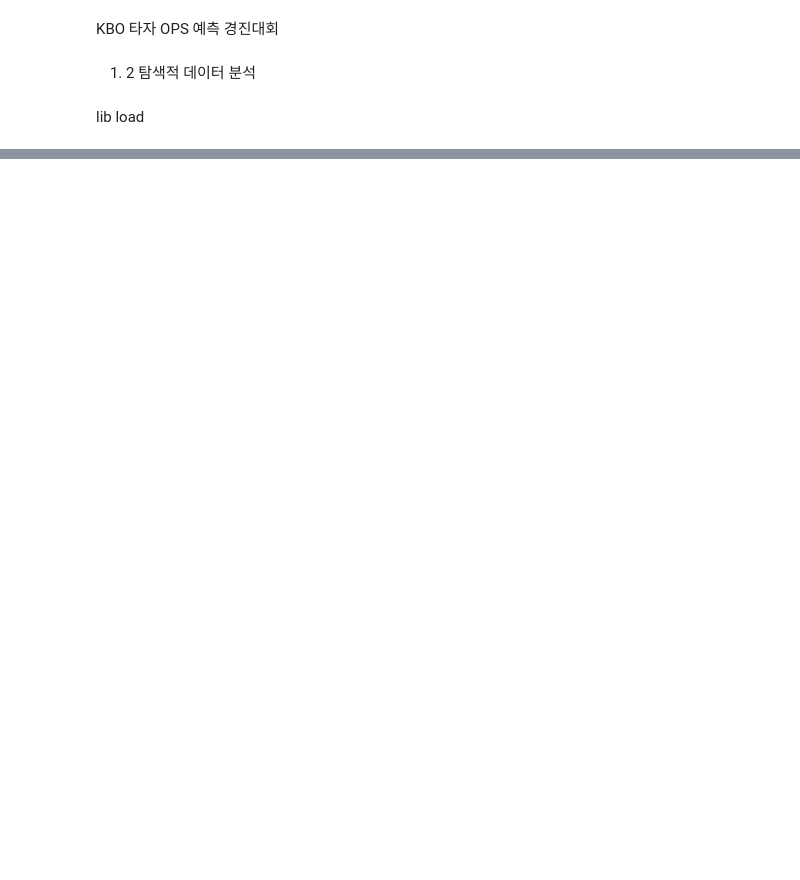
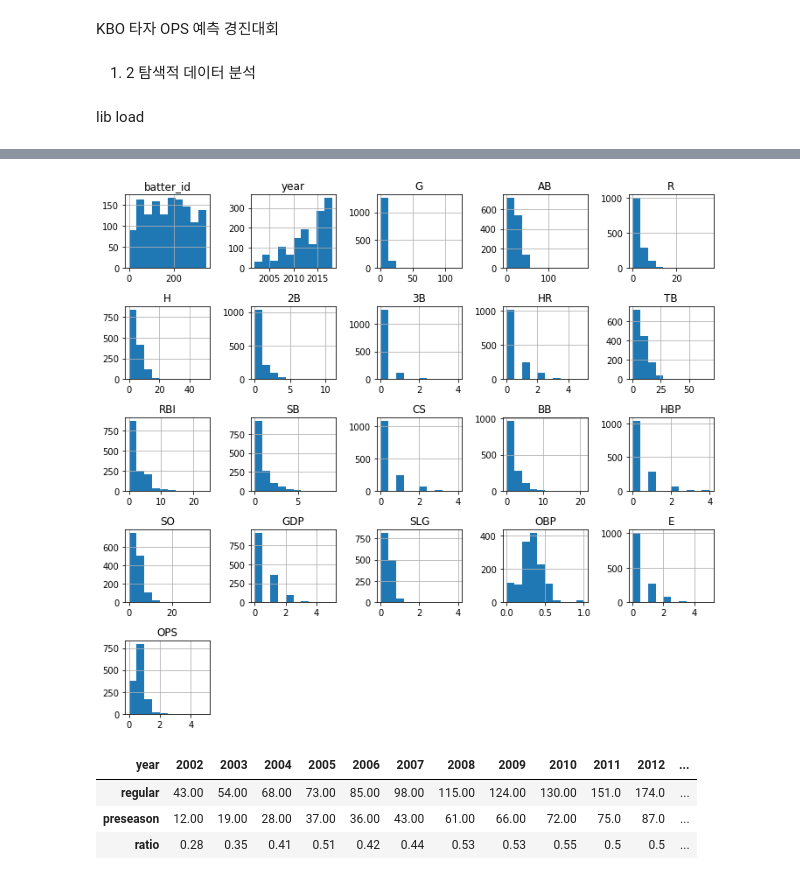
Before and after one commit to yk-Jeong/sourcecode_copy, a Jupyter notebook: 4th_study.ipynb, the cells around one changed output, grey strips where cells are left out. Drawn from its saved outputs; the diff is of its cells as text; code cells hidden in the pictures; blank space fills up the shorter version.

```diff
--- a/4th_study.ipynb
+++ b/4th_study.ipynb
@@ -19,3 +19,6 @@ import seaborn as sns
 if platform.system() == 'Windows':
   font_name = font_manager.FontProperties(fname='c:/Windows/Fonts/malgun.ttf').get_name()
   rc('font', family=font_name)
+#mac이 아니므로 else는 생략
+
+matplotlib.rcParams['axes.unicode_minus'] = False #마이너스 기호가 표시되지 않게 함
@@ -21,0 +27,6 @@ if platform.system() == 'Windows':
+# %%
+preseason_df = pd.read_csv("Pre_Season_Batter.csv")
+regular_season_df = pd.read_csv("Regular_Season_Batter.csv")
+
+print(preseason_df.shape)
+preseason_df.head()
@@ -21,0 +53,17 @@ if platform.system() == 'Windows':
+# %%
+#시각화
+preseason_df.hist(figsize=(10, 9))
+plt.tight_layout() #그래프 간격 설정
+plt.show()
+# %% [output]
+[figure, added]
+# %%
+regular_count = regular_season_df.groupby('year')['batter_id'].count().rename('regular')
+preseason_count = preseason_df.groupby('year')['batter_id'].count().rename('preseason')
+
+pd.concat([regular_count, preseason_count, np.round(preseason_count/regular_count, 2).rename('ratio')], axis=1).transpose().loc[:, 2002:]
+# %% [output]
+| year | 2002 | 2003 | 2004 | 2005 | 2006 | 2007 | 2008 | 2009 | 2010 | 2011 | 2012 | ... |
+| regular | 43.00 | 54.00 | 68.00 | 73.00 | 85.00 | 98.00 | 115.00 | 124.00 | 130.00 | 151.0 | 174.0 | ... |
+| preseason | 12.00 | 19.00 | 28.00 | 37.00 | 36.00 | 43.00 | 61.00 | 66.00 | 72.00 | 75.0 | 87.0 | ... |
+| ratio | 0.28 | 0.35 | 0.41 | 0.51 | 0.42 | 0.44 | 0.53 | 0.53 | 0.55 | 0.5 | 0.5 | ... |
```
Also changed, not shown: parts of 4 cells of this notebook.
